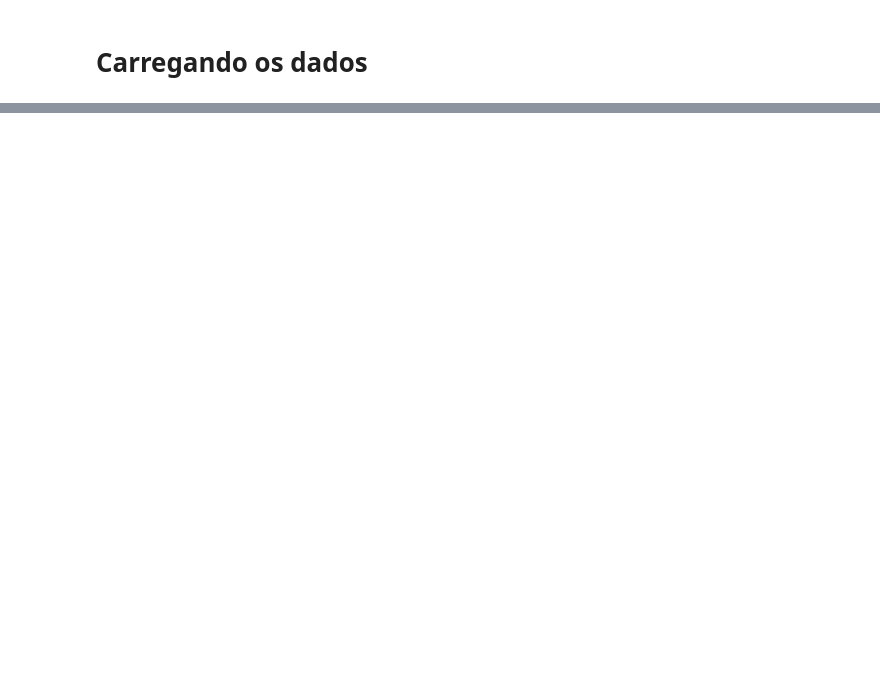
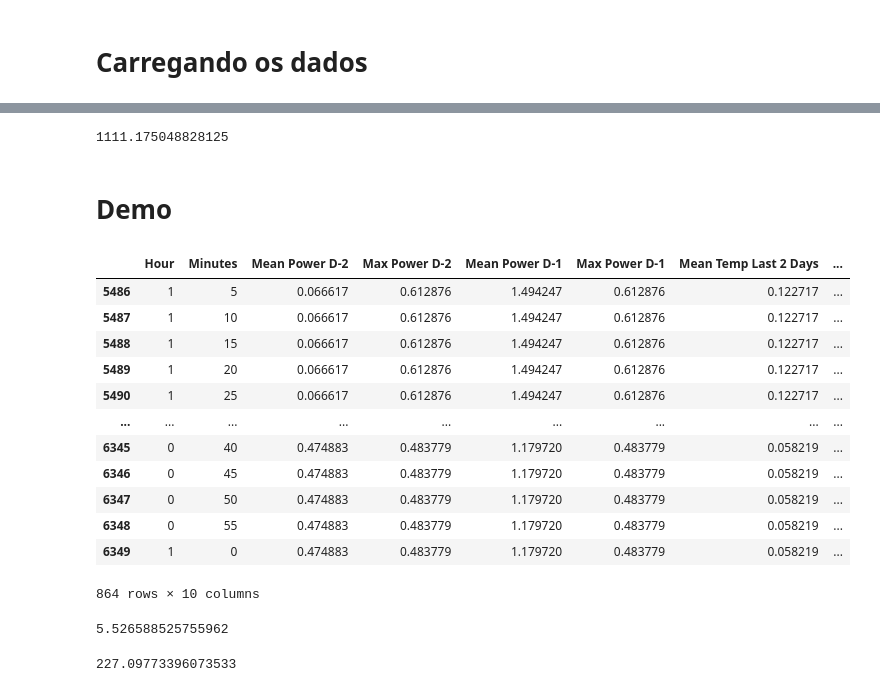
Before and after one commit to Jacquesjh/Kotoamatsukami, a Jupyter notebook: inst/trab_final.ipynb, the cells around one changed output, grey strips where cells are left out. Saved outputs shown, nothing was run; the diff lists cells and outputs as text; code cells hidden in the pictures; blank space fills up the shorter version.

```diff
--- a/inst/trab_final.ipynb
+++ b/inst/trab_final.ipynb
@@ -44,0 +546,41 @@ df = data.copy()
+# %%
+interval_error.max()
+# %% [output]
+1111.175048828125
+# %% [markdown]
+# Demo
+# %%
+save_point = demo.copy()
+# %%
+demo = save_point.copy()
+# %%
+demo_scaled = mean_power_d_2_scaler.transform(demo["Mean Power D-2"].values.reshape(-1, 1))
+demo["Mean Power D-2"] = [value[0] for value in demo_scaled]
+
+demo_scaled = max_power_d_2_scaler.transform(demo["Max Power D-1"].values.reshape(-1, 1))
+demo["Max Power D-2"] = [value[0] for value in demo_scaled]
+
+demo_scaled = mean_power_d_1_scaler.transform(demo["Max Power D-1"].values.reshape(-1, 1))
+demo["Mean Power D-1"] = [value[0] for value in demo_scaled]
+
+demo_scaled = max_power_d_1_scaler.transform(demo["Max Power D-1"].values.reshape(-1, 1))
+demo["Max Power D-1"] = [value[0] for value in demo_scaled]
+
+demo_scaled = mean_temp_scaler.transform(demo["Mean Temp Last 2 Days"].values.reshape(-1, 1))
+demo["Mean Temp Last 2 Days"] = [value[0] for value in demo_scaled]
+# %%
+demo
+# %% [output]
+|  | Hour | Minutes | Mean Power D-2 | Max Power D-2 | Mean Power D-1 | Max Power D-1 | Mean Temp Last 2 Days | ... |
+| 5486 | 1 | 5 | 0.066617 | 0.612876 | 1.494247 | 0.612876 | 0.122717 | ... |
+| 5487 | 1 | 10 | 0.066617 | 0.612876 | 1.494247 | 0.612876 | 0.122717 | ... |
+| 5488 | 1 | 15 | 0.066617 | 0.612876 | 1.494247 | 0.612876 | 0.122717 | ... |
+| 5489 | 1 | 20 | 0.066617 | 0.612876 | 1.494247 | 0.612876 | 0.122717 | ... |
+| 5490 | 1 | 25 | 0.066617 | 0.612876 | 1.494247 | 0.612876 | 0.122717 | ... |
+| ... | ... | ... | ... | ... | ... | ... | ... | ... |
+| 6345 | 0 | 40 | 0.474883 | 0.483779 | 1.179720 | 0.483779 | 0.058219 | ... |
+| 6346 | 0 | 45 | 0.474883 | 0.483779 | 1.179720 | 0.483779 | 0.058219 | ... |
+| 6347 | 0 | 50 | 0.474883 | 0.483779 | 1.179720 | 0.483779 | 0.058219 | ... |
+| 6348 | 0 | 55 | 0.474883 | 0.483779 | 1.179720 | 0.483779 | 0.058219 | ... |
+| 6349 | 1 | 0 | 0.474883 | 0.483779 | 1.179720 | 0.483779 | 0.058219 | ... |
+864 rows × 10 columns
@@ -44,0 +599,8 @@ df = data.copy()
+# %%
+error.mean()
+# %% [output]
+5.526588525755962
+# %%
+error.std()
+# %% [output]
+227.09773396073533
```
Also changed, not shown: parts of 109 cells of this notebook, 6 other files.
